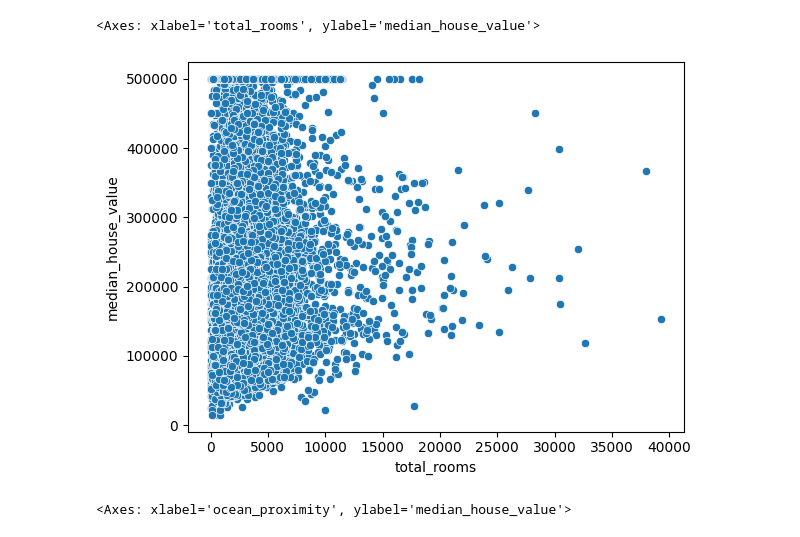
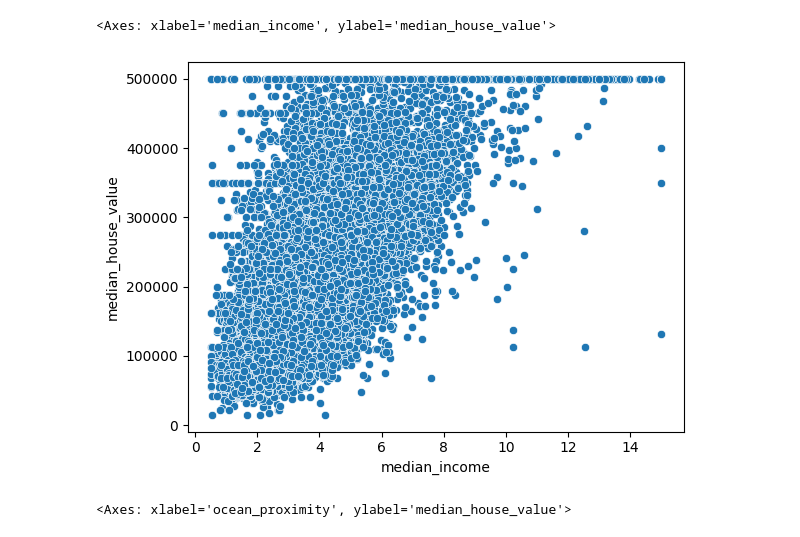
Before and after one commit to domatt1854/housing-data, a Jupyter notebook: eda.ipynb, the cells around one changed output. Drawn from its saved outputs; the diff is of its cells as text; code cells hidden in the pictures.

```diff
--- a/eda.ipynb
+++ b/eda.ipynb
@@ -14,10 +14,10 @@ df.head()
 | 3 | -122.25 | 37.85 | 52.0 | 1274.0 | 235.0 | 558.0 | 219.0 | ... |
 | 4 | -122.25 | 37.85 | 52.0 | 1627.0 | 280.0 | 565.0 | 259.0 | ... |
 # %%
-sns.scatterplot(df, x = 'total_rooms', y = 'median_house_value')
+sns.scatterplot(df, x = 'median_income', y = 'median_house_value')
 # %% [output]
-<Axes: xlabel='total_rooms', ylabel='median_house_value'>
+<Axes: xlabel='median_income', ylabel='median_house_value'>
-[figure, old version]
+[figure, new version]
 # %%
 sns.barplot(df, x = 'ocean_proximity', y ='median_house_value')
 # %% [output]
```
Also changed, not shown: parts of 1 cell of this notebook, 1 other file.
